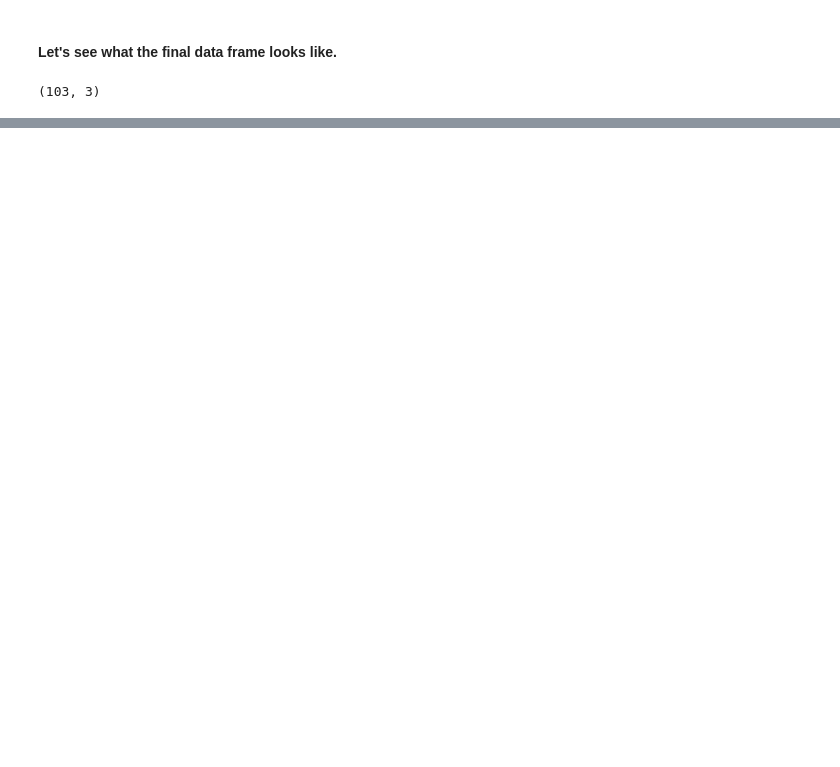
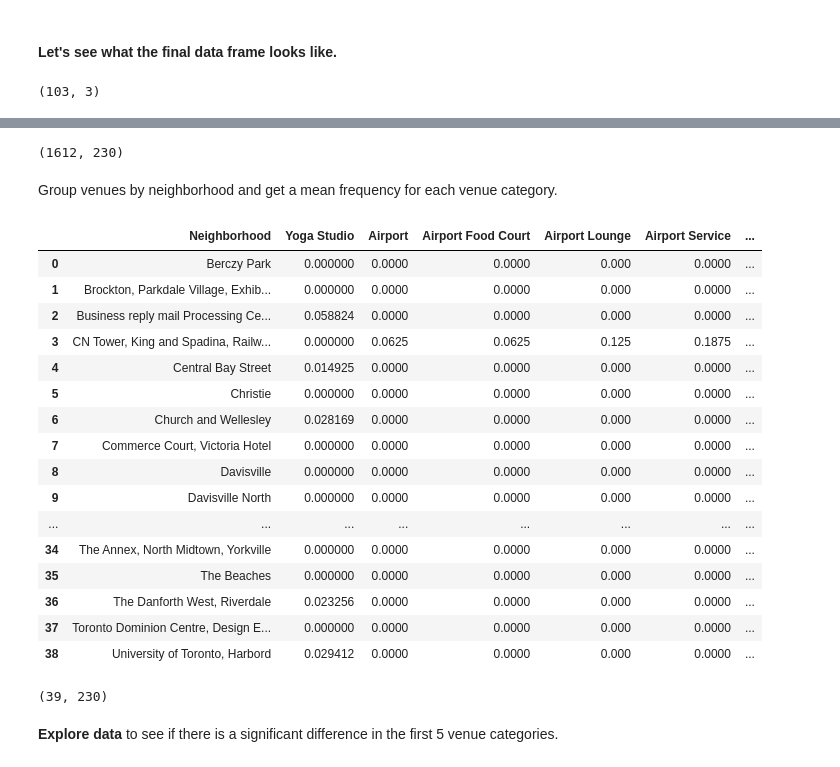
Before and after one commit to IshmaelRoslan/Coursera_Capstone, a Jupyter notebook: Segmenting and Clustering Neighborhoods.ipynb, the cells around one changed output, grey strips where cells are left out. Saved outputs shown, nothing was run; the diff lists cells and outputs as text; code cells hidden in the pictures; blank space fills up the shorter version.

```diff
--- a/Segmenting and Clustering Neighborhoods.ipynb
+++ b/Segmenting and Clustering Neighborhoods.ipynb
@@ -101,0 +128,3 @@ df.shape
+# %%
+df = df.merge(geo,on="Postal Code")
+df.head(11)
@@ -101,0 +185,21 @@ df.shape
+# %%
+# create map of Toronto using latitude and longitude values
+latitude = 43.6632
+longitude = -79.3832
+map_toronto = folium.Map(location=[latitude, longitude], zoom_start=12)
+
+# add markers to map
+for lat, lng, borough, neighborhood in zip(tor['Latitude'],tor['Longitude'], tor['Borough'], tor['Neighborhood']):
+    label = '{}, {}'.format(neighborhood, borough)
+    label = folium.Popup(label, parse_html=True)
+    folium.CircleMarker(
+        [lat, lng],
+        radius=5,
+        popup=label,
+        color='blue',
+        fill=True,
+        fill_color='#3186cc',
+        fill_opacity=0.7,
+        parse_html=False).add_to(map_toronto)
+
+map_toronto
@@ -101,0 +260,5 @@ df.shape
+# %%
+tor_venues = getNearbyVenues(names=tor['Neighborhood'],
+                                   latitudes=tor['Latitude'],
+                                   longitudes=tor['Longitude']
+                                  )
@@ -101,0 +325,12 @@ df.shape
+# %%
+# one hot encoding
+tor_onehot = pd.get_dummies(tor_venues[['Venue Category']], prefix="", prefix_sep="")
+
+# add neighborhood column back to dataframe
+tor_onehot['Neighborhood'] = tor_venues['Neighborhood']
+
+# move neighborhood column to the first column
+fixed_columns = [tor_onehot.columns[-1]] + list(tor_onehot.columns[:-1])
+tor_onehot = tor_onehot[fixed_columns]
+
+tor_onehot.head()
@@ -101,0 +344,33 @@ df.shape
+# %%
+tor_onehot.shape
+# %% [output]
+(1612, 230)
+# %% [markdown]
+Group venues by neighborhood and get a mean frequency for each venue category.
+# %%
+tor_grouped = tor_onehot.groupby('Neighborhood').mean().reset_index()
+tor_grouped
+# %% [output]
+|  | Neighborhood | Yoga Studio | Airport | Airport Food Court | Airport Lounge | Airport Service | ... |
+| 0 | Berczy Park | 0.000000 | 0.0000 | 0.0000 | 0.000 | 0.0000 | ... |
+| 1 | Brockton, Parkdale Village, Exhib... | 0.000000 | 0.0000 | 0.0000 | 0.000 | 0.0000 | ... |
+| 2 | Business reply mail Processing Ce... | 0.058824 | 0.0000 | 0.0000 | 0.000 | 0.0000 | ... |
+| 3 | CN Tower, King and Spadina, Railw... | 0.000000 | 0.0625 | 0.0625 | 0.125 | 0.1875 | ... |
+| 4 | Central Bay Street | 0.014925 | 0.0000 | 0.0000 | 0.000 | 0.0000 | ... |
+| 5 | Christie | 0.000000 | 0.0000 | 0.0000 | 0.000 | 0.0000 | ... |
+| 6 | Church and Wellesley | 0.028169 | 0.0000 | 0.0000 | 0.000 | 0.0000 | ... |
+| 7 | Commerce Court, Victoria Hotel | 0.000000 | 0.0000 | 0.0000 | 0.000 | 0.0000 | ... |
+| 8 | Davisville | 0.000000 | 0.0000 | 0.0000 | 0.000 | 0.0000 | ... |
+| 9 | Davisville North | 0.000000 | 0.0000 | 0.0000 | 0.000 | 0.0000 | ... |
+| ... | ... | ... | ... | ... | ... | ... | ... |
+| 34 | The Annex, North Midtown, Yorkville | 0.000000 | 0.0000 | 0.0000 | 0.000 | 0.0000 | ... |
+| 35 | The Beaches | 0.000000 | 0.0000 | 0.0000 | 0.000 | 0.0000 | ... |
+| 36 | The Danforth West, Riverdale | 0.023256 | 0.0000 | 0.0000 | 0.000 | 0.0000 | ... |
+| 37 | Toronto Dominion Centre, Design E... | 0.000000 | 0.0000 | 0.0000 | 0.000 | 0.0000 | ... |
+| 38 | University of Toronto, Harbord | 0.029412 | 0.0000 | 0.0000 | 0.000 | 0.0000 | ... |
+# %%
+tor_grouped.shape
+# %% [output]
+(39, 230)
+# %% [markdown]
+**Explore data** to see if there is a significant difference in the first 5 venue categories.
```
Also changed, not shown: parts of 50 cells of this notebook.
